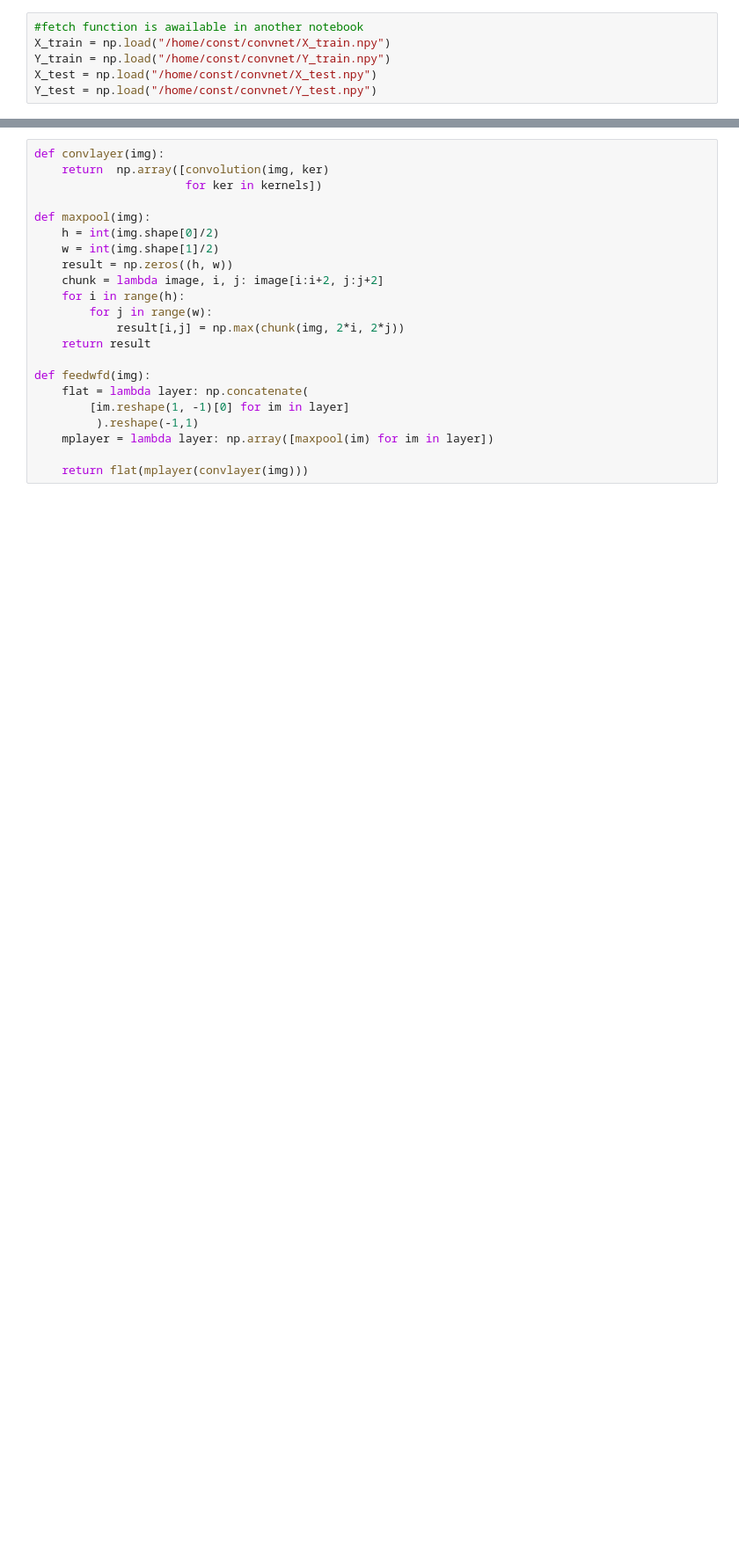
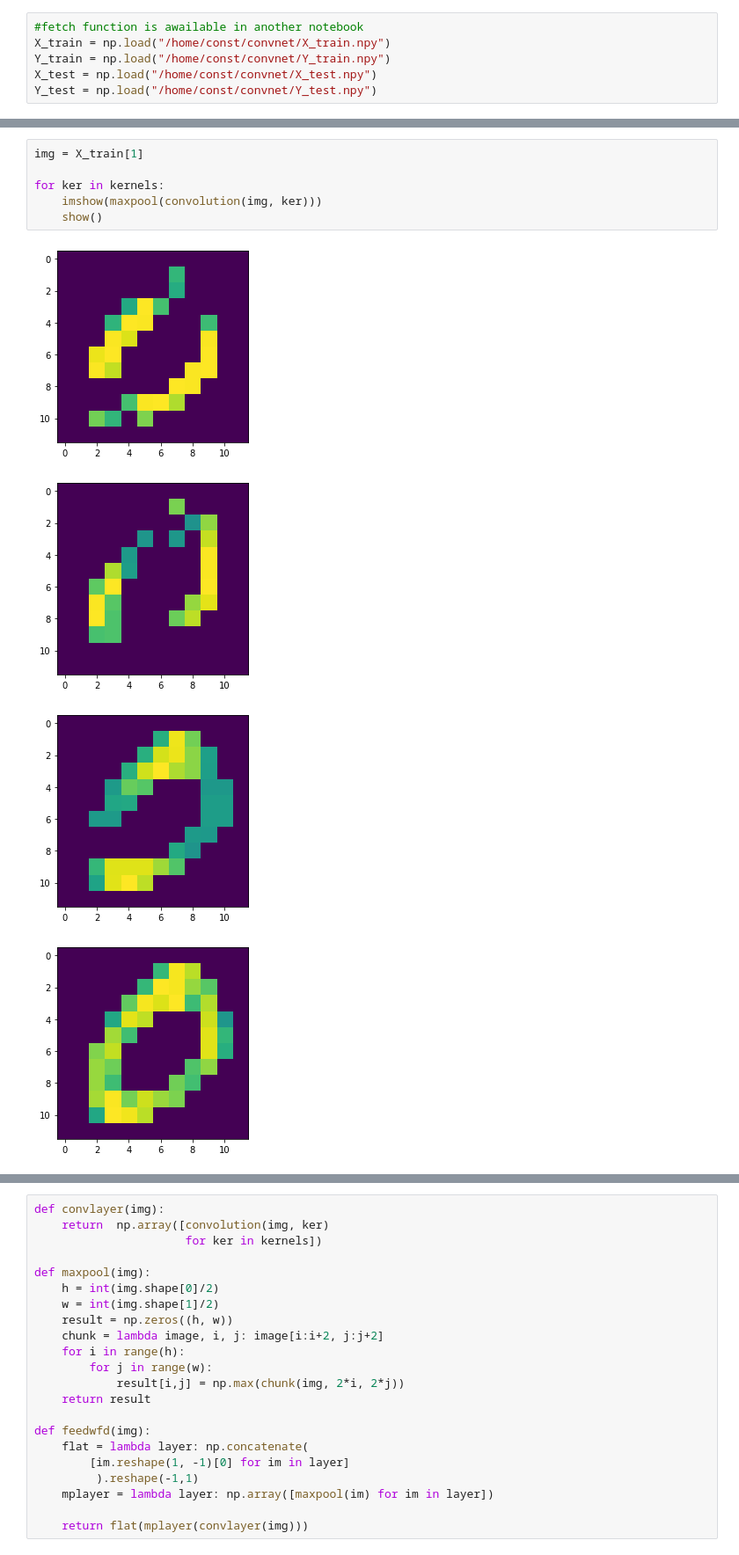
Before and after one commit to 8const/convnet, a Jupyter notebook: clean_simple_one.ipynb, the cells around one changed output, grey strips where cells are left out. Shown at 88% size. Drawn from its saved outputs; the diff is of its cells as text; blank space fills up the shorter version.

```diff
--- a/clean_simple_one.ipynb
+++ b/clean_simple_one.ipynb
@@ -87,0 +85,11 @@ setp(gcf().get_axes(), xticks=[], yticks=[]);
+# %%
+img = X_train[1]
+
+for ker in kernels:
+    imshow(maxpool(convolution(img, ker)))
+    show()
+# %% [output]
+[figure, added]
+[figure, added]
+[figure, added]
+[figure, added]
```
Also changed, not shown: parts of 6 cells of this notebook.
